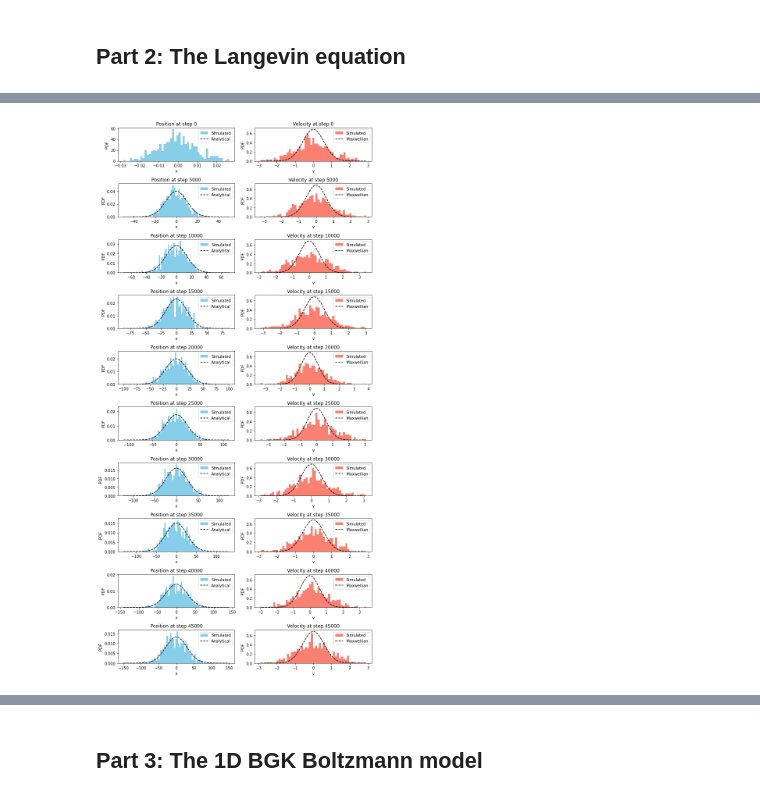
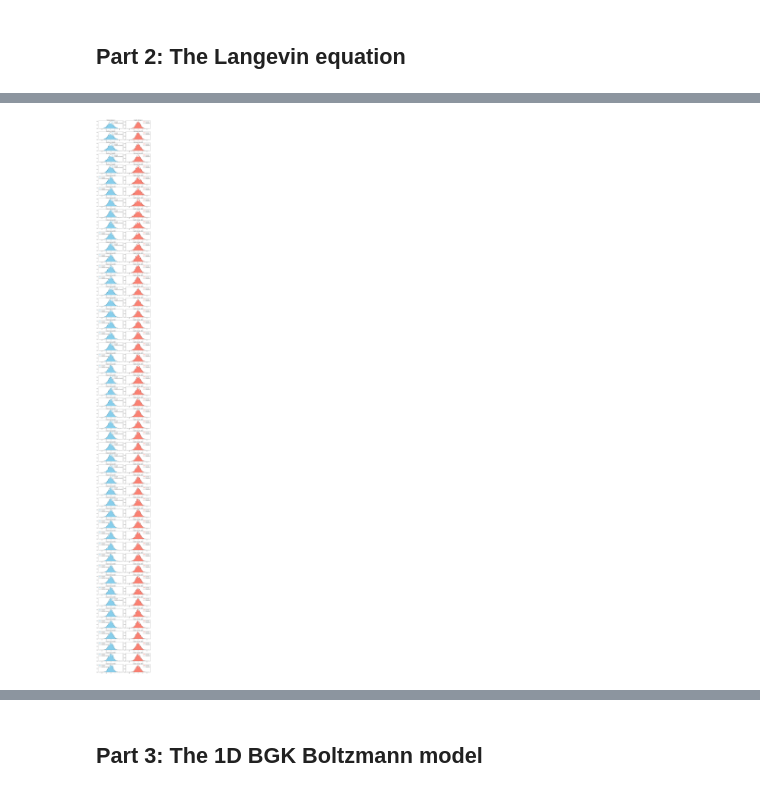
Before and after one commit to annetkonings/Boltzmann-kinetic-theory, a Jupyter notebook: BoltzmannBGK_Langevin.ipynb, the cells around one changed output, grey strips where cells are left out. Saved outputs shown, nothing was run; the diff lists cells and outputs as text; code cells hidden in the pictures.

```diff
--- a/BoltzmannBGK_Langevin.ipynb
+++ b/BoltzmannBGK_Langevin.ipynb
@@ -89,7 +89,7 @@ for step in range(Num_steps):
     velocity[step+1,:] = v
 
     # Plot every 2500 steps (~5 oscillations)
-    if step % 2500 == 0 or step == Timesteps - 1:
+    if step % 2500 == 0 or step == Num_steps - 1:
         plt.figure(figsize=(12,5))
 
         # Position histogram
@@ -139 +139,8 @@ for step in range(Num_steps):
 ... (39 outputs left out)
+# %%
+InterpolationSize = 1
+VarX = np.zeros(Num_steps//InterpolationSize)
+VarV = np.zeros(Num_steps//InterpolationSize)
+for i in range(Num_steps//InterpolationSize):
+    VarX[i] += np.var(x_position[i*InterpolationSize,:])
+    VarV[i] += np.var(velocity[i*InterpolationSize,:])
@@ -156,83 +261,53 @@ import numpy as np
 import matplotlib.pyplot as plt
 from scipy.stats import norm
 
-# ------------------------
-# Langevin parameters
-# ------------------------
+N = 2000
+T = 1.0
+m = 1.0
+gamma = 0.25
+k = 1.0
 
-N = 500            # number of particles
-T = 1.0            # temperature (k_B T)
-m = 1.0            # mass
-gamma = 1.0        # friction
-D = gamma * T / m  # fluctuation-dissipation
-D_x = T / gamma
+D = gamma * T / m
 
-dt = 0.01
-Num_steps = 50000
-save_every = 5000  # save every N steps
+dt = 0.001
+Num_steps = 10000
+save_every = 200
 
-# ------------------------
-# Initialize arrays
-# ------------------------
-
-x = np.zeros(N)
-v = np.random.randn(N)  # initial Gaussian guess
+# Initial conditions: random positions and velocities
+x = np.random.normal(0, np.sqrt(2), N)
+v = np.random.normal(0, 1, N)
 
 x_histories = []
 v_histories = []
 
-# ------------------------
-# Main loop
-# ------------------------
-
 for step in range(Num_steps):
-    # Euler–Maruyama update
     x += v * dt
-    v += -gamma * v * dt + np.sqrt(2 * D * dt) * np.random.randn(N)
+    v += (-gamma/m * v - k/m * x) * dt + np.sqrt(2 * D / m * dt) * np.random.randn(N)
 
     if step % save_every == 0:
         x_histories.append(x.copy())
         v_histories.append(v.copy())
 
-print(f"Simulated {steps} steps.")
+sigma_x = np.sqrt(T / k)
+sigma_v = np.sqrt(T / m)
 
-# ------------------------
-# Plot position and velocity histograms + Maxwellian
-# ------------------------
+fig, axes = plt.subplots(len(x_histories), 2, figsize=(10, 2*len(x_histories)))
 
-Num_snapshots = len(x_histories)
-
-fig, axes = plt.subplots(Num_snapshots, 2, figsize=(10, 2*Num_snapshots))
-
-# Maxwellian parameters
-mu = 0
-sigma = np.sqrt(T/m)
-
-for i in range(Num_snapshots):
-    # Position histogram
-    x_vals = x_histories[i]
+for i, (x_vals, v_vals) in enumerate(zip(x_histories, v_histories)):
+    # Position
     axes[i, 0].hist(x_vals, bins=50, density=True, color='skyblue', label='Simulated')
-
-    # Analytical spreading Gaussian for x
-    time = i * save_every * dt
-    sigma_x = np.sqrt(2 * D_x * time)
     x_range = np.linspace(-5*sigma_x, 5*sigma_x, 200)
-    pos_pdf = norm.pdf(x_range, loc=0, scale=sigma_x)
-    axes[i, 0].plot(x_range, pos_pdf, 'k--', label='Analytical')
-    axes[i, 0].set_title(f"Position at step {i*save_every}")
-    axes[i, 0].set_xlabel('x')
-    axes[i, 0].set_ylabel('PDF')
+    pos_pdf = norm.pdf(x_range, 0, sigma_x)
+    axes[i, 0].plot(x_range, pos_pdf, 'k--', label='Equilibrium Gaussian')
+    axes[i, 0].set_title(f'Position at step {i*save_every}')
     axes[i, 0].legend()
 
-    # Velocity histogram with Maxwellian
-    v_vals = v_histories[i]
+    # Velocity
     axes[i, 1].hist(v_vals, bins=50, density=True, color='salmon', label='Simulated')
     v_range = np.linspace(-5*sigma_v, 5*sigma_v, 200)
-    v_pdf = norm.pdf(v_range, loc=0, scale=sigma_v)
+    v_pdf = norm.pdf(v_range, 0, sigma_v)
     axes[i, 1].plot(v_range, v_pdf, 'k--', label='Maxwellian')
-    axes[i, 1].set_title(f"Velocity at step {i*save_every}")
-    axes[i, 1].set_xlabel('v')
-    axes[i, 1].set_ylabel('PDF')
+    axes[i, 1].set_title(f'Velocity at step {i*save_every}')
     axes[i, 1].legend()
 
 plt.tight_layout()
@@ -242 +316 @@ Simulated 50000 steps.
-[figure, old version]
+[figure, new version]
```
Also changed, not shown: parts of 10 cells of this notebook.
